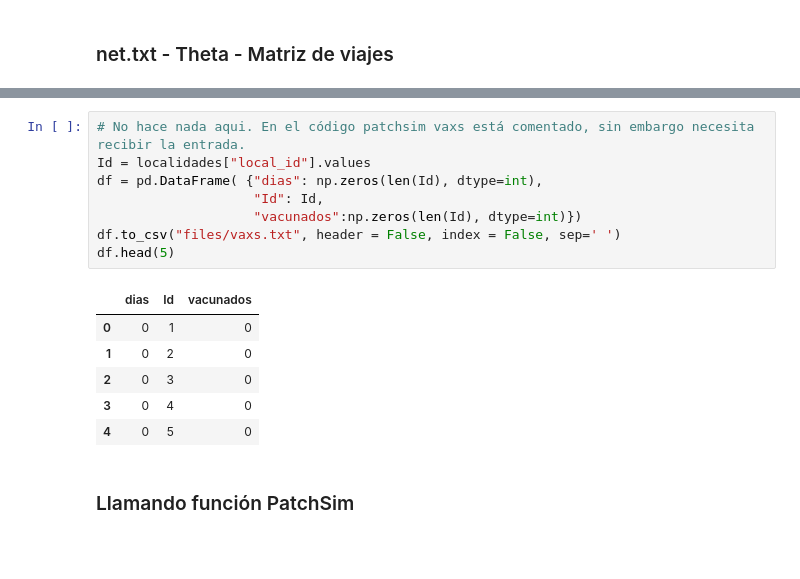
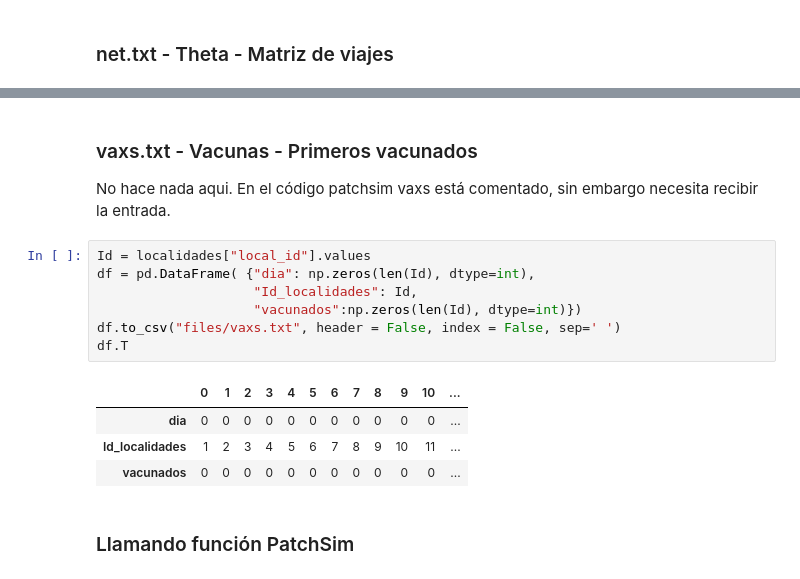
Before and after one commit to eilinlunam/PatchSim-modificado, a Jupyter notebook: Modelo_Bogotá.ipynb, the cells around one changed output, grey strips where cells are left out. Saved outputs shown, nothing was run; the diff lists cells and outputs as text; blank space fills up the shorter version.

```diff
--- a/Modelo_Bogotá.ipynb
+++ b/Modelo_Bogotá.ipynb
@@ -103,18 +114,18 @@ df.head()
+# %% [markdown]
+### vaxs.txt - Vacunas - Primeros vacunados
+No hace nada aqui. En el código patchsim vaxs está comentado, sin embargo necesita recibir la entrada.
 # %%
-# No hace nada aqui. En el código patchsim vaxs está comentado, sin embargo necesita recibir la entrada.
 Id = localidades["local_id"].values
-df = pd.DataFrame( {"dias": np.zeros(len(Id), dtype=int),
-                    "Id": Id,
+df = pd.DataFrame( {"dia": np.zeros(len(Id), dtype=int),
+                    "Id_localidades": Id,
                     "vacunados":np.zeros(len(Id), dtype=int)})
 df.to_csv("files/vaxs.txt", header = False, index = False, sep=' ')
-df.head(5)
+df.T
 # %% [output]
-|  | dias | Id | vacunados |
-| 0 | 0 | 1 | 0 |
-| 1 | 0 | 2 | 0 |
-| 2 | 0 | 3 | 0 |
-| 3 | 0 | 4 | 0 |
-| 4 | 0 | 5 | 0 |
+|  | 0 | 1 | 2 | 3 | 4 | 5 | 6 | 7 | 8 | 9 | 10 | ... |
+| dia | 0 | 0 | 0 | 0 | 0 | 0 | 0 | 0 | 0 | 0 | 0 | ... |
+| Id_localidades | 1 | 2 | 3 | 4 | 5 | 6 | 7 | 8 | 9 | 10 | 11 | ... |
+| vacunados | 0 | 0 | 0 | 0 | 0 | 0 | 0 | 0 | 0 | 0 | 0 | ... |
 # %% [markdown]
 ### Llamando función PatchSim
 # %%
```
Also changed, not shown: parts of 11 cells of this notebook, 4 other files.
